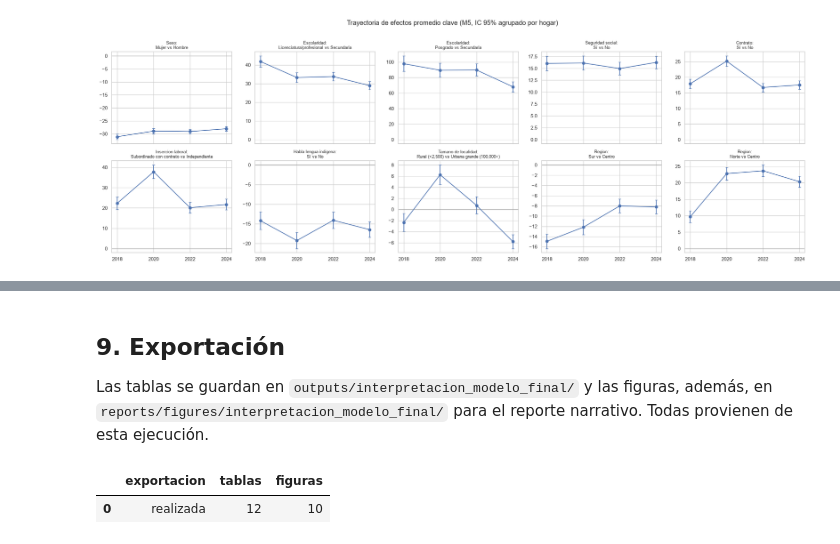
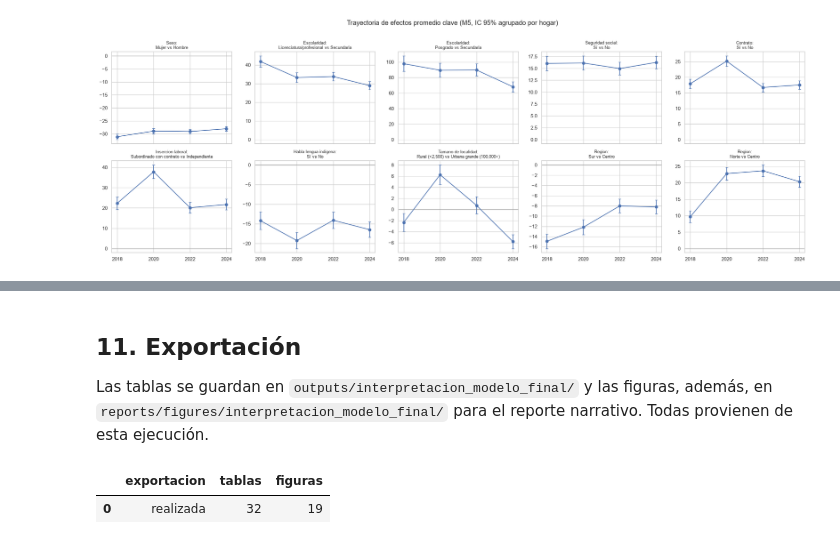
Before and after one commit to FernandoRossell/inegi-income-modeling, a Jupyter notebook: notebooks/16_interpretacion_modelo_final.ipynb, the cells around one changed output, grey strips where cells are left out. Saved outputs shown, nothing was run; the diff lists cells and outputs as text; code cells hidden in the pictures.

Commit message:
feat: robustez y sensibilidad en nb16 (seccion 9), capas territoriales y redaccion en tercera persona

```diff
--- a/notebooks/16_interpretacion_modelo_final.ipynb
+++ b/notebooks/16_interpretacion_modelo_final.ipynb
@@ -739,0 +1195,18 @@ mostrar_figura(fig, "trayectorias_efectos_clave")
+# %%
+CONTRASTES_M5 = {}
+filas = []
+for anio in ANIOS:
+    modelo = modelos[(anio, "M5_final")]
+    tabla, D = vectores_contraste(datos[anio], modelo, omitir_ausentes=False)
+    CONTRASTES_M5[anio] = (tabla, D)
+    referencia = (efectos_promedio.loc[efectos_promedio.anio.eq(anio) & efectos_promedio.modelo.eq("M5_final")]
+                  .set_index("etiqueta").ame_log)
+    recalculado = pd.Series(D @ modelo["beta"], index=tabla.etiqueta)
+    comunes = referencia.index.intersection(recalculado.index)
+    filas.append({"anio": anio, "efectos_seccion_3": len(referencia), "efectos_recalculados": len(recalculado),
+                  "comunes": len(comunes), "max_diferencia_abs": float((referencia[comunes] - recalculado[comunes]).abs().max())})
+validacion_contrastes = pd.DataFrame(filas)
+display(validacion_contrastes)
+if not (validacion_contrastes.max_diferencia_abs < 1e-10).all() or not validacion_contrastes.comunes.eq(
+        validacion_contrastes.efectos_seccion_3).all():
+    raise ValueError("vectores_contraste no reproduce los efectos promedio de la seccion 3.")
@@ -740,5 +1900,5 @@ mostrar_figura(fig, "trayectorias_efectos_clave")
 # %% [markdown]
-## 9. Exportación
+## 11. Exportación
 
 Las tablas se guardan en `outputs/interpretacion_modelo_final/` y las figuras, además, en `reports/figures/interpretacion_modelo_final/` para el reporte narrativo. Todas provienen de esta ejecución.
 # %%
@@ -748,31 +1908,63 @@ tablas_salida = {
     "brecha_genero_territorio": brecha_genero_territorio, "efectos_estatales": efectos_estatales,
     "cambios_efectos": cambios_efectos, "cambios_educacion_total": cambios_educacion_total,
     "cambios_estratos": cambios_estratos, "cambios_genero_territorio": cambios_genero_territorio,
     "cambios_estatales": cambios_estatales,
 }
 manifest = {
     "estado": "ejecutado_pendiente_revision_humana",
     "fecha_ejecucion": INICIO_EJECUCION.isoformat(timespec="seconds"),
     "unidad_analisis": "persona", "target": LOG_TARGET, "target_monetario": "nominal trimestral; sin deflactar",
     "insumo": str(MANIFEST_15.relative_to(PROJECT_ROOT)), "fecha_insumo_15": manifest_15["fecha_ejecucion"],
     "modelo_principal": "M5_final", "modelos_complementarios": ["M3_variables_excluidas", "M5_entidad"],
     "bloques_interaccion": BLOQUES,
     "efecto_promedio": "AME en log: (media x escenario - media x referencia)' beta; IC exacto con covarianza cluster hogar",
     "comparacion_temporal": "z de diferencia con muestras independientes; Wald chi2(3) de estabilidad; Holm por familia",
     "versiones": {"python": sys.version.split()[0], "pandas": pd.__version__, "numpy": np.__version__,
                   "statsmodels": statsmodels.__version__},
 }
+# --- Ampliacion: tablas, manifiesto y bloqueo de pruebas (seccion 9 y capas territoriales) ---
+tablas_salida.update({
+    "box_cox_grupo_resumen": box_cox_grupo, "box_cox_grupo_perfiles": perfiles_box_cox_grupo,
+    "box_cox_grupo_sin_trabajo_principal": sin_trabajo_principal,
+    "robustez_validacion_contrastes": validacion_contrastes,
+    "robustez_grupos_ajuste": ajuste_grupos, "robustez_grupos_efectos": efectos_grupo,
+    "robustez_grupos_cambios": cambios_grupo, "robustez_grupos_comparacion": comparacion_grupos.reset_index(),
+    "robustez_estimadores_efectos": efectos_estimadores, "robustez_estimadores_resumen": resumen_estimadores,
+    "robustez_estimadores_tiempos": tiempos_estimadores,
+    "escala_box_cox_efectos": efectos_box_cox, "escala_box_cox_cambios": cambios_escalas,
+    "escala_box_cox_validacion": validacion_box_cox,
+    "ponderado_efectos": efectos_ponderados, "ponderado_errores": errores_ponderados,
+    "capas_territoriales": capas_territoriales, "brecha_genero_region_localidad": brecha_genero_marginal,
+    "cambios_brecha_genero_region_localidad": cambios_genero_marginal,
+    "estratos_territoriales_n": n_estratos,
+})
+manifest["robustez"] = {
+    "estimadores": ["OLS"] + (["Huber"] if EJECUTAR_HUBER_M5 else [])
+                   + ([f"Q{t:.2f}" for t in CUANTILES_ROBUSTEZ] if EJECUTAR_CUANTILICA_M5 else []),
+    "huber_t": HUBER_T, "cuantiles": CUANTILES_ROBUSTEZ, "anios_robustez": ANIOS_ROBUSTEZ,
+    "lambda_sensibilidad": LAMBDA_SENSIBILIDAD, "grid_lambda": [float(GRID_LAMBDA.min()), float(GRID_LAMBDA.max()), 0.01],
+    "ponderacion": "E1: medias ponderadas por factor; E2: WLS con factor y errores agrupados por anio|est_dis|upm"
+                   if EJECUTAR_PONDERADO else "desactivada",
+    "banderas": {"EJECUTAR_HUBER_M5": EJECUTAR_HUBER_M5, "EJECUTAR_CUANTILICA_M5": EJECUTAR_CUANTILICA_M5,
+                 "EJECUTAR_PONDERADO": EJECUTAR_PONDERADO},
+    "errores_huber_cuantilica": "sandwich H1 (Huber) y kernel Hall-Sheather (cuantilica); no agrupados por hogar",
+}
+manifest["fraccion_hogares_prueba_16"] = FRACCION_HOGARES_PRUEBA_16
+if FRACCION_HOGARES_PRUEBA_16 is not None:
+    manifest["estado"] = "prueba"
+    EXPORTAR_RESULTADOS = False
+    print("Ejecucion con submuestra de prueba: exportacion bloqueada.")
 if EXPORTAR_RESULTADOS:
     OUTPUT_DIR.mkdir(parents=True, exist_ok=True)
     FIGURAS_REPORTE_DIR.mkdir(parents=True, exist_ok=True)
     for nombre, tabla in tablas_salida.items():
         tabla.to_csv(OUTPUT_DIR / f"{nombre}.csv", index=False)
     for nombre, figura in FIGURAS.items():
         figura.savefig(FIGURAS_REPORTE_DIR / f"{nombre}.png", dpi=110, bbox_inches="tight")
     (OUTPUT_DIR / "manifest_interpretacion.json").write_text(json.dumps(manifest, ensure_ascii=False, indent=2),
                                                               encoding="utf-8")
 display(pd.DataFrame([{"exportacion": "realizada" if EXPORTAR_RESULTADOS else "desactivada",
                        "tablas": len(tablas_salida), "figuras": len(FIGURAS)}]))
 # %% [output]
 |  | exportacion | tablas | figuras |
-| 0 | realizada | 12 | 10 |
+| 0 | realizada | 32 | 19 |
```
Also changed, not shown: parts of 26 cells of this notebook, 13 other files.
